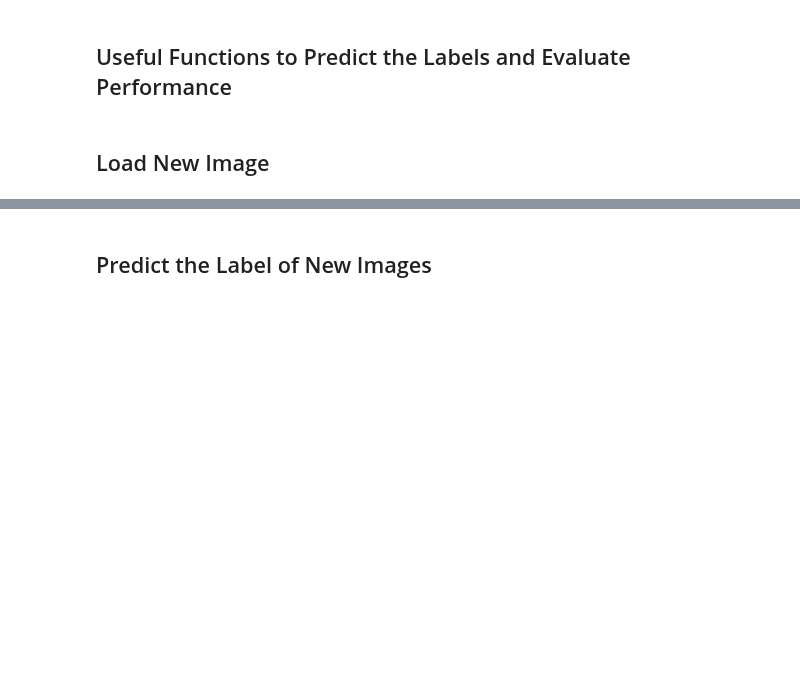
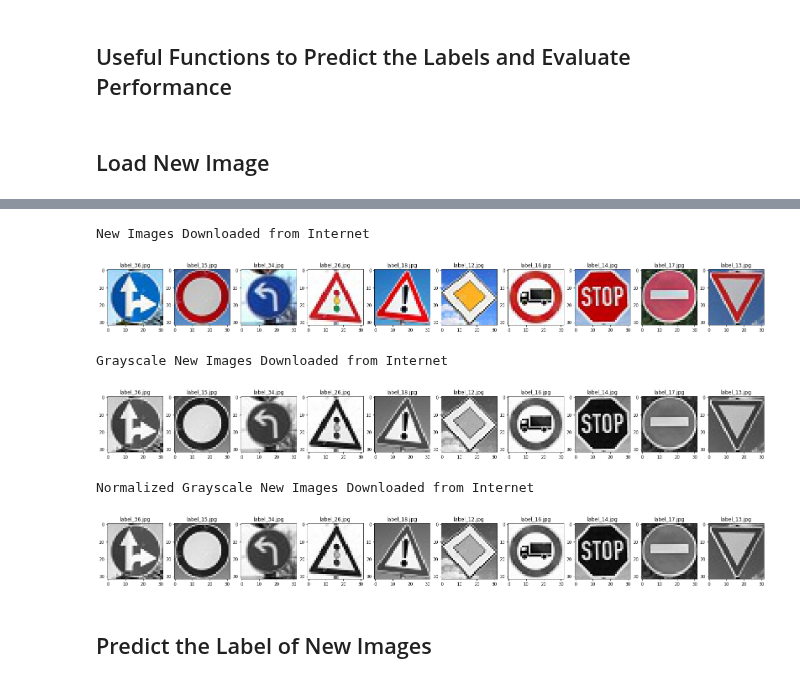
Before and after one commit to amarkaswan/CarND-Traffic-Sign-Classifier-Project, a Jupyter notebook: Load Saved Model and Test on New Images.ipynb, the cells around one changed output, grey strips where cells are left out. Drawn from its saved outputs; the diff is of its cells as text; code cells hidden in the pictures; blank space fills up the shorter version.

```diff
--- a/Load Saved Model and Test on New Images.ipynb
+++ b/Load Saved Model and Test on New Images.ipynb
@@ -191,3 +160,63 @@ List of Labels of New Images
+# %%
+# Load the new images found on the internet
+input = 'test_images/*.jpg'
+name = glob.glob(input)
+X_new = [ ]
+y_new = [ ]
+for image in name:
+    #print(image)
+    img_name = image.split('_')[2]
+    label = img_name.split('.')[0]
+    y_new.append(np.uint8(label))
+    img = mpimg.imread(image)
+    X_new.append(img)
+
+X_new = np.array(X_new)
+y_new = np.array(y_new)
+
+#squeeze()
+
+# Plot the new images downloaded from the internet
+print('New Images Downloaded from Internet')
+fig = plt.figure(figsize=(28, 28))
+for i in range(10):
+    fig.add_subplot(1, 10, i+1)
+    plt.imshow(X_new[i])
+    img_name = name[i].split('/')[1]
+    plt.title(img_name)
+
+plt.show()
+
+# Convert the new images to grayscale and plot them
+X_new = color_2_grayscale(X_new)
+print('Grayscale New Images Downloaded from Internet')
+fig = plt.figure(figsize=(28, 28))
+for i in range(10):
+    fig.add_subplot(1, 10, i+1)
+    plt.imshow(X_new[i].squeeze(), cmap = 'gray')
+    img_name = name[i].split('/')[1]
+    plt.title(img_name)
+
+plt.show()
+
+# Normalize the grayscale images and plot them
+X_new = normalize_grayscale(X_new)
+print('Normalized Grayscale New Images Downloaded from Internet')
+fig = plt.figure(figsize=(28, 28))
+for i in range(10):
+    fig.add_subplot(1, 10, i+1)
+    plt.imshow(X_new[i].squeeze(), cmap = 'gray')
+    img_name = name[i].split('/')[1]
+    plt.title(img_name)
+
+plt.show()
+# %% [output]
+New Images Downloaded from Internet
+[figure, added]
+Grayscale New Images Downloaded from Internet
+[figure, added]
+Normalized Grayscale New Images Downloaded from Internet
+[figure, added]
 # %% [markdown]
 ## Predict the Label of New Images
 # %%
```
Also changed, not shown: parts of 5 cells of this notebook, 5 other files.
